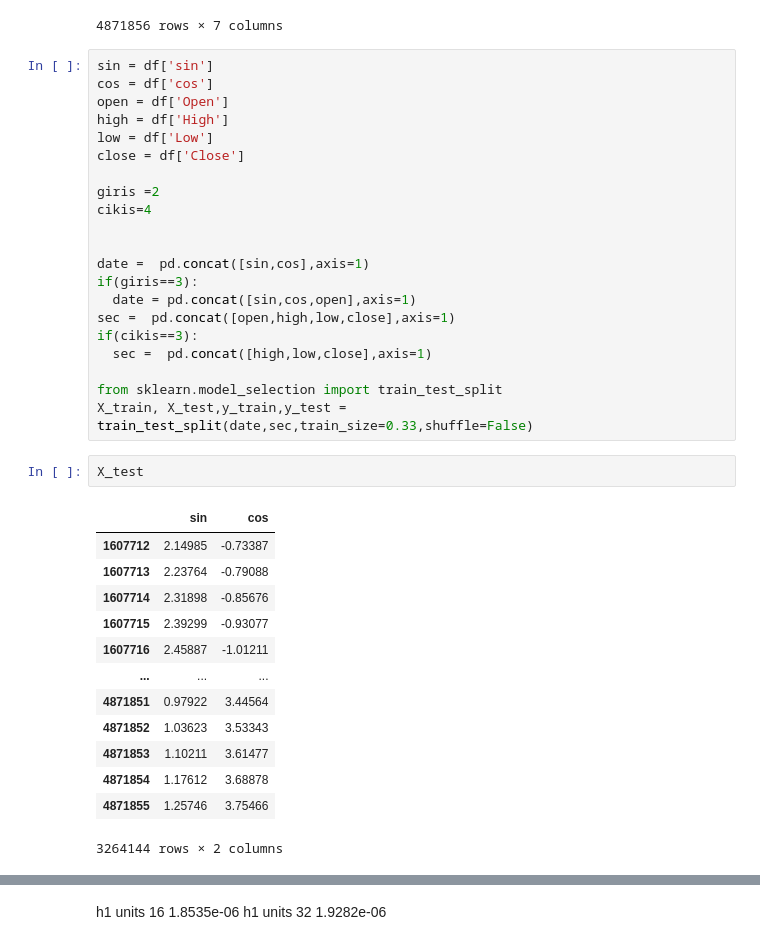
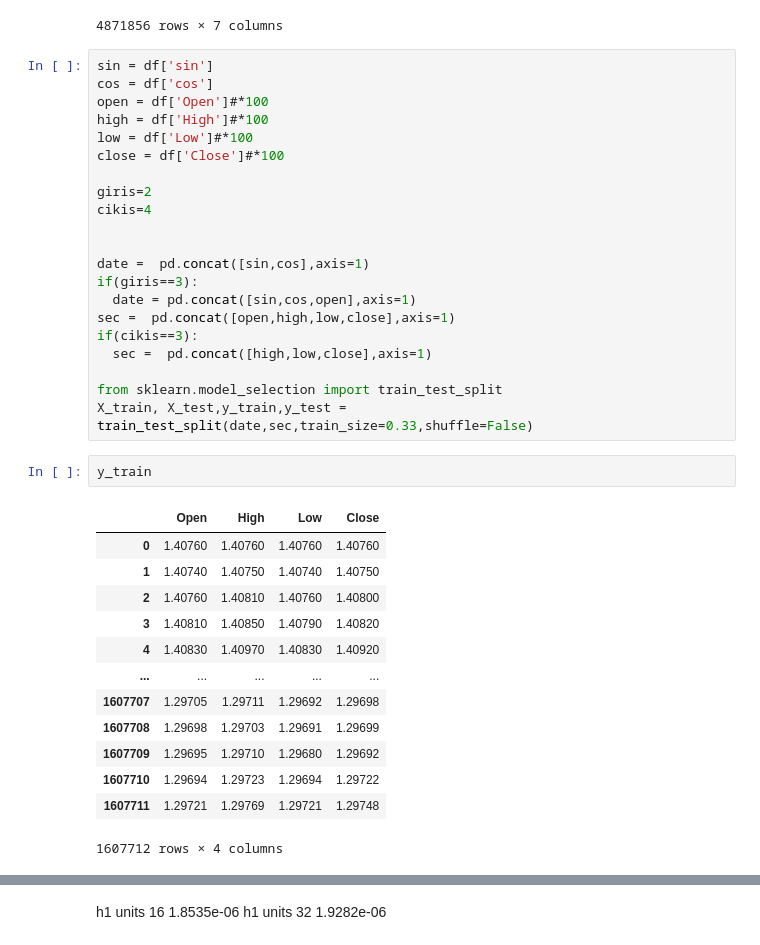
Before and after one commit to roiputra123/Deep-Learning-for-Forex, a Jupyter notebook: LSTM_Dongulu3.ipynb, the cells around one changed output, grey strips where cells are left out. Saved outputs shown, nothing was run; the diff lists cells and outputs as text.

```diff
--- a/LSTM_Dongulu3.ipynb
+++ b/LSTM_Dongulu3.ipynb
@@ -110,12 +110,12 @@ df
 # %%
 sin = df['sin']
 cos = df['cos']
-open = df['Open']
-high = df['High']
-low = df['Low']
-close = df['Close']
+open = df['Open']#*100
+high = df['High']#*100
+low = df['Low']#*100
+close = df['Close']#*100
 
-giris =2
+giris=2
 cikis=4
 
 
@@ -128,21 +128,21 @@ if(cikis==3):
 
 from sklearn.model_selection import train_test_split
 X_train, X_test,y_train,y_test = train_test_split(date,sec,train_size=0.33,shuffle=False)
-# %%
-X_test
-# %% [output]
-|  | sin | cos |
-| 1607712 | 2.14985 | -0.73387 |
-| 1607713 | 2.23764 | -0.79088 |
-| 1607714 | 2.31898 | -0.85676 |
-| 1607715 | 2.39299 | -0.93077 |
-| 1607716 | 2.45887 | -1.01211 |
-| ... | ... | ... |
-| 4871851 | 0.97922 | 3.44564 |
-| 4871852 | 1.03623 | 3.53343 |
-| 4871853 | 1.10211 | 3.61477 |
-| 4871854 | 1.17612 | 3.68878 |
-| 4871855 | 1.25746 | 3.75466 |
-3264144 rows × 2 columns
+# %%
+y_train
+# %% [output]
+|  | Open | High | Low | Close |
+| 0 | 1.40760 | 1.40760 | 1.40760 | 1.40760 |
+| 1 | 1.40740 | 1.40750 | 1.40740 | 1.40750 |
+| 2 | 1.40760 | 1.40810 | 1.40760 | 1.40800 |
+| 3 | 1.40810 | 1.40850 | 1.40790 | 1.40820 |
+| 4 | 1.40830 | 1.40970 | 1.40830 | 1.40920 |
+| ... | ... | ... | ... | ... |
+| 1607707 | 1.29705 | 1.29711 | 1.29692 | 1.29698 |
+| 1607708 | 1.29698 | 1.29703 | 1.29691 | 1.29699 |
+| 1607709 | 1.29695 | 1.29710 | 1.29680 | 1.29692 |
+| 1607710 | 1.29694 | 1.29723 | 1.29694 | 1.29722 |
+| 1607711 | 1.29721 | 1.29769 | 1.29721 | 1.29748 |
+1607712 rows × 4 columns
 # %%
 model = Sequential()
```
Also changed, not shown: parts of 4 cells of this notebook.
